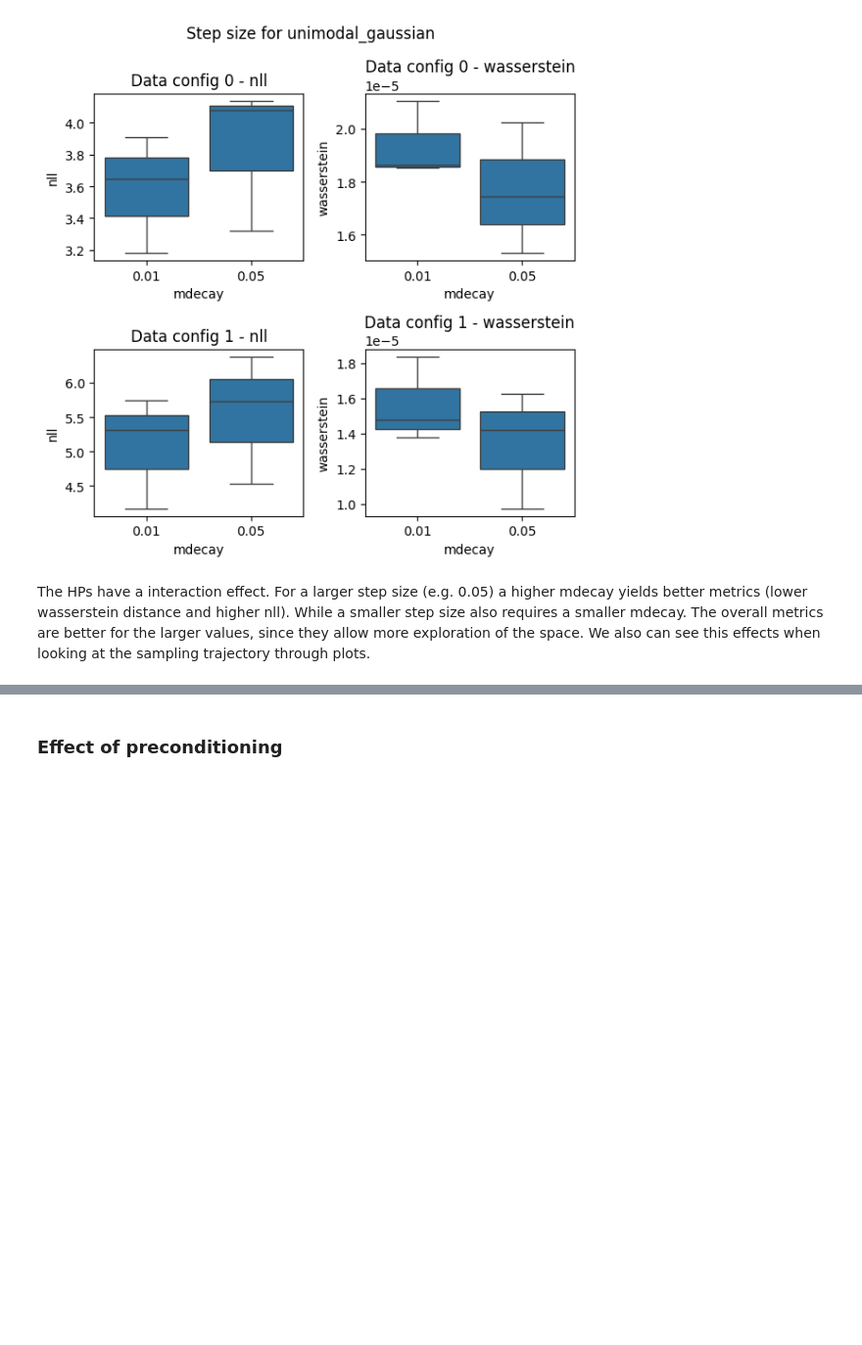
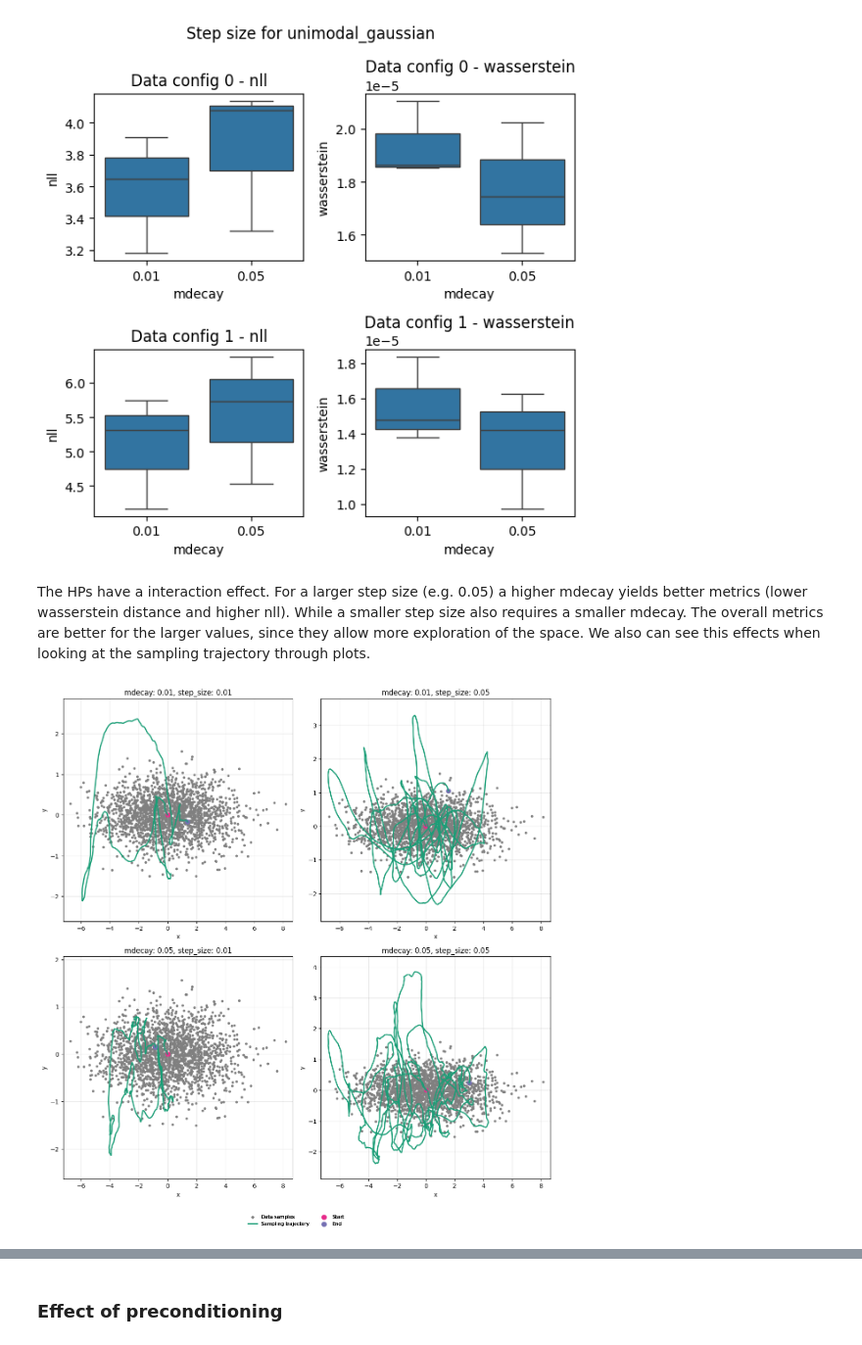
Before and after one commit to mo374z/enhancing-sgmcmc, a Jupyter notebook: notebooks/evaluate_experiments.ipynb, the cells around one changed output, grey strips where cells are left out. Shown at 98% size. Drawn from its saved outputs; the diff is of its cells as text; code cells hidden in the pictures; blank space fills up the shorter version.

Commit message:
🎨 change plotting function in utils

```diff
--- a/notebooks/evaluate_experiments.ipynb
+++ b/notebooks/evaluate_experiments.ipynb
@@ -96,17 +99,44 @@ The HPs have a interaction effect. For a larger step size (e.g. 0.05) a higher m
 # %%
-fig, axs = plt.subplots(2, 2, figsize=(6, 6))
+fig, axs = plt.subplots(2, 2, figsize=(12, 12))
 
-
-trajectory = run_experiment(
-    means=[0.0, 0.0],
-    covs=[[[5.0, 0.0], [0.0, 0.2]]],
-    weights=[1.0],
-    data_samples=2000,
-    mcmc_samples=2000,
-    init_position=[0.0, 0.0],
-    init_m="identity",
-    mdecay=0.0,
-    step_size=0.05,
+param_grid = list(
+    product(
+        [0.01, 0.05],
+        [0.01, 0.05],
+    )
 )
 
-plot_gmm_sampling(trajectory, means=[0.0, 0.0], covs=[[[5.0, 0.0], [0.0, 0.2]]], weights=[1.0])
+axs_flat = axs.flatten()
+
+for i, (mdecay, step_size) in enumerate(param_grid):
+    data, trajectory = run_experiment(
+        means=jnp.array([[0.0, 0.0]]),
+        covs=jnp.array([[[5.0, 0.0], [0.0, 0.2]]]),
+        weights=jnp.array([1.0]),
+        data_samples=2000,
+        mcmc_samples=2000,
+        init_position=jnp.array([0.0, 0.0]),
+        init_m="identity",
+        mdecay=mdecay,
+        step_size=step_size,
+        n_batches=5,
+        seed=1,
+    )
+
+    plot_gmm_sampling(
+        fig=fig,
+        ax=axs[i // 2, i % 2],
+        trajectory=trajectory,
+        samples=data,
+        means=jnp.array([[0.0, 0.0]]),
+        covs=jnp.array([[[5.0, 0.0], [0.0, 0.2]]]),
+        weights=jnp.array([1.0]),
+        title=f"mdecay: {mdecay}, step_size: {step_size}",
+        plot_type="sampling",
+    )
+
+# Adjust layout
+plt.tight_layout()
+plt.show()
+# %% [output]
+[figure, added]
```
Also changed, not shown: parts of 4 cells of this notebook, 4 other files.
